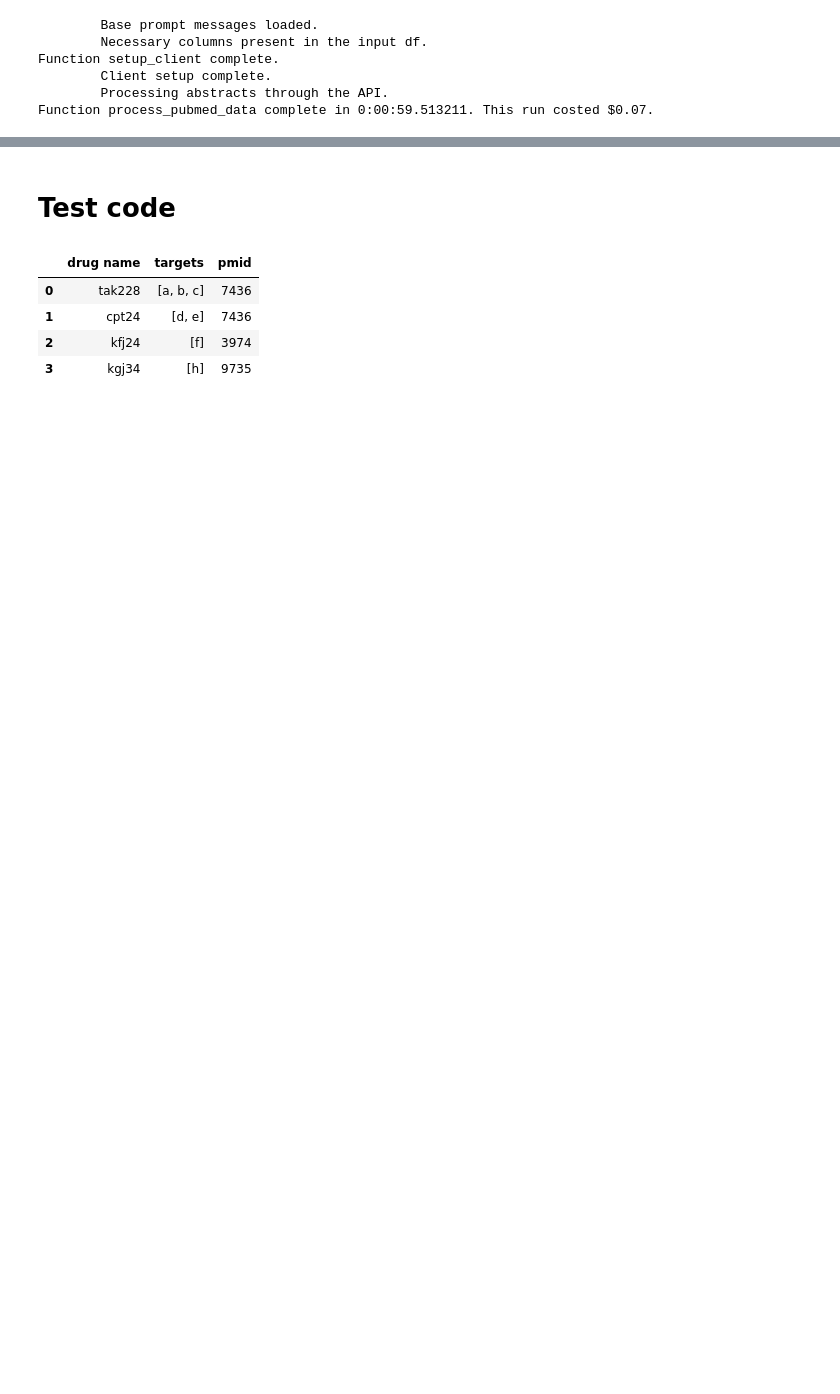
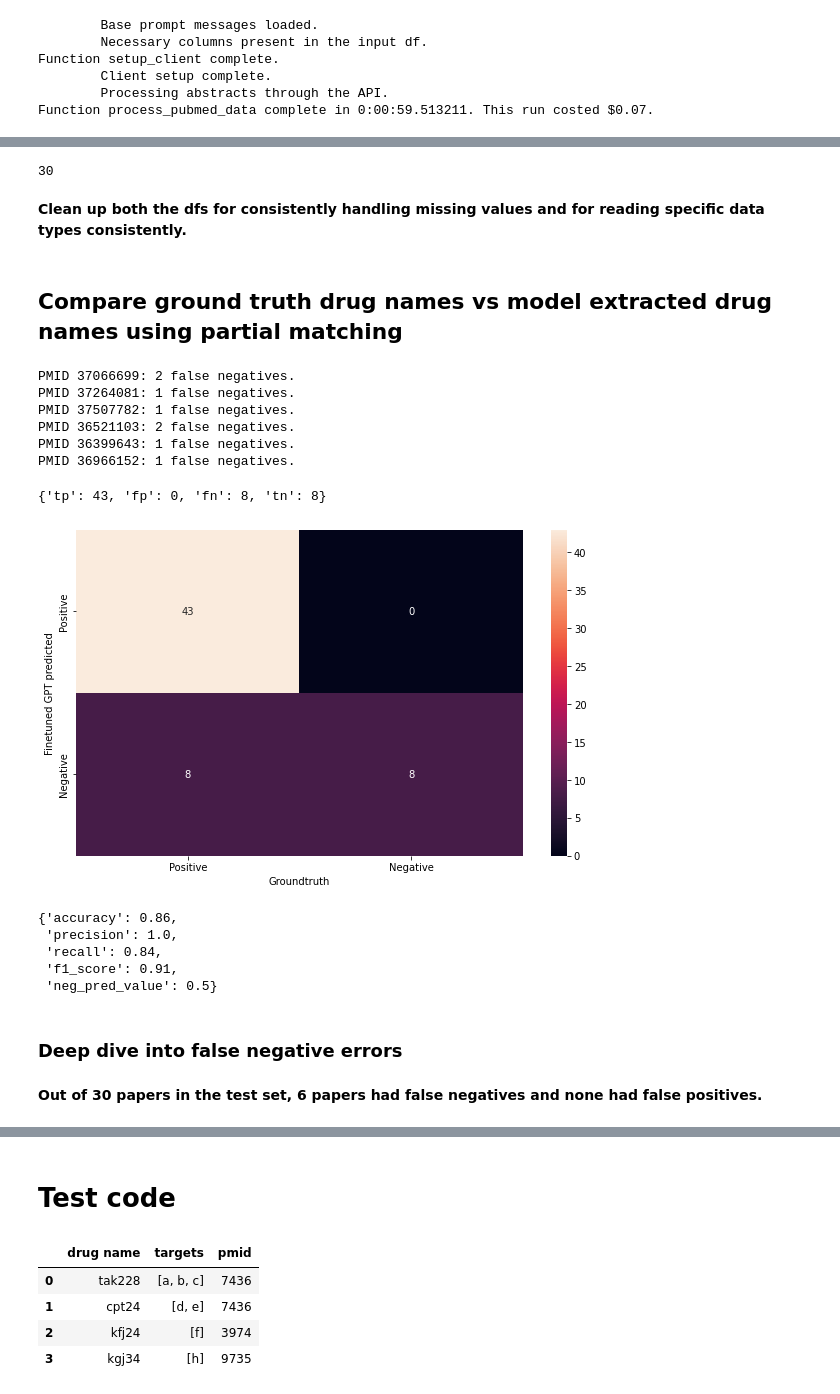
Before and after one commit to mparikh20/gen_ai_gh, a Jupyter notebook: notebooks/pubmed_finetuning.ipynb, the cells around one changed output, grey strips where cells are left out. Saved outputs shown, nothing was run; the diff lists cells and outputs as text; code cells hidden in the pictures; blank space fills up the shorter version.

Commit message:
Completed getting eval metrics for drugs, targets, and interactions.

```diff
--- a/notebooks/pubmed_finetuning.ipynb
+++ b/notebooks/pubmed_finetuning.ipynb
@@ -569,0 +641,6 @@ array(['[INTRODUCTION]D-1553 (garsorasib) is a potent and selective oral KRAS[ME
+# %%
+gt_df2['pmid'].nunique()
+# %% [output]
+30
+# %% [markdown]
+**Clean up both the dfs for consistently handling missing values and for reading specific data types consistently.**
@@ -569,0 +654,27 @@ array(['[INTRODUCTION]D-1553 (garsorasib) is a potent and selective oral KRAS[ME
+# %% [markdown]
+## Compare ground truth drug names vs model extracted drug names using partial matching
+# %%
+metrics, pmids_errors, matches = ner_evaluation.get_drug_metrics(model_df=ft_ner_df3,
+                                                                  gtruth_df=gt_df3,
+                                                                  column_name='drug_name',
+                                                                  score_cutoff=100)
+# %% [output]
+PMID 37066699: 2 false negatives.
+PMID 37264081: 1 false negatives.
+PMID 37507782: 1 false negatives.
+PMID 36521103: 2 false negatives.
+PMID 36399643: 1 false negatives.
+PMID 36966152: 1 false negatives.
+# %%
+metrics
+# %% [output]
+{'tp': 43, 'fp': 0, 'fn': 8, 'tn': 8}
+# %%
+plt.figure(figsize=(10, 6))
+
+plot = sns.heatmap(np.array([[43,0],
+ [8,8]]), annot=True,xticklabels=['Positive','Negative'],yticklabels=['Positive','Negative'])
+plot.set(xlabel='Groundtruth',ylabel='Finetuned GPT predicted')
+plt.show()
+# %% [output]
+[figure, added]
@@ -569,0 +683,12 @@ array(['[INTRODUCTION]D-1553 (garsorasib) is a potent and selective oral KRAS[ME
+# %%
+eval_metrics
+# %% [output]
+{'accuracy': 0.86,
+ 'precision': 1.0,
+ 'recall': 0.84,
+ 'f1_score': 0.91,
+ 'neg_pred_value': 0.5}
+# %% [markdown]
+### Deep dive into false negative errors
+# %% [markdown]
+**Out of 30 papers in the test set, 6 papers had false negatives and none had false positives.**
```
Also changed, not shown: parts of 125 cells of this notebook.
